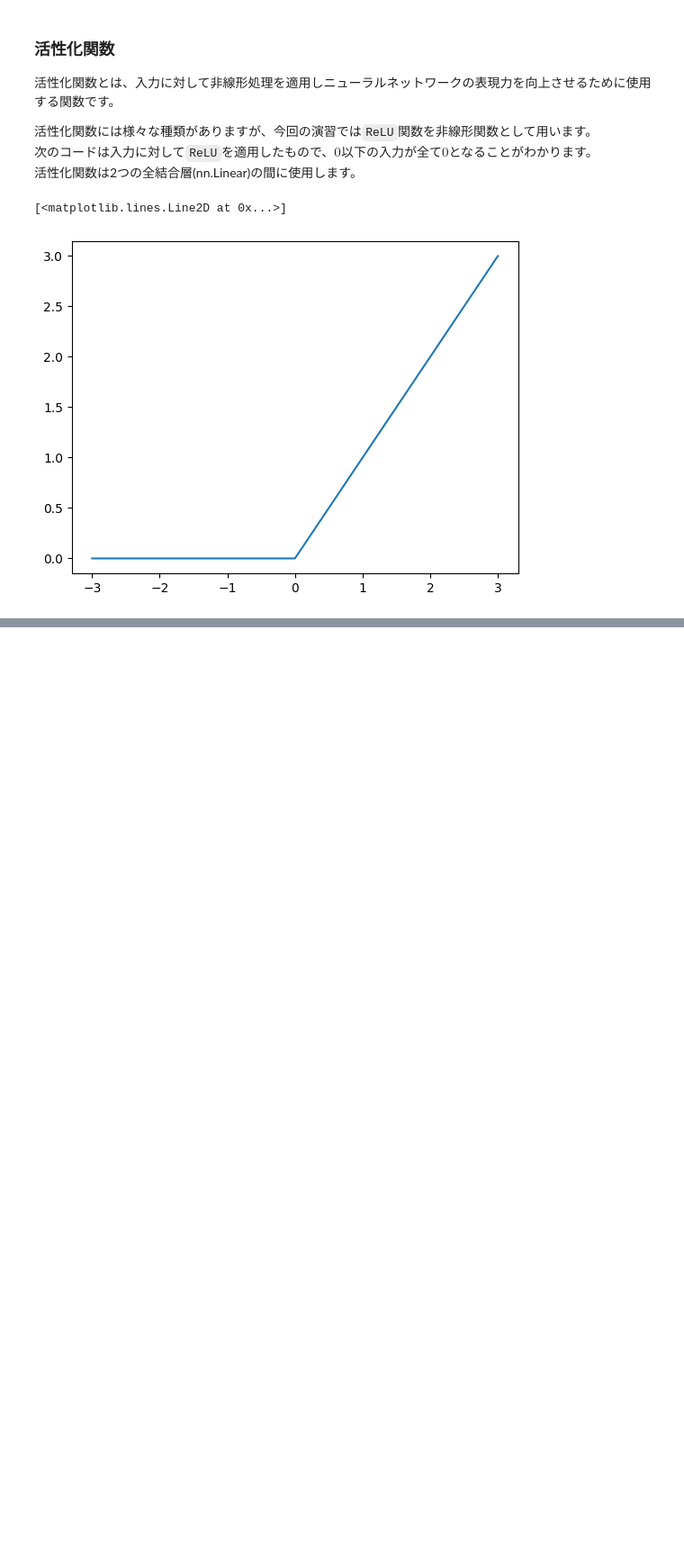
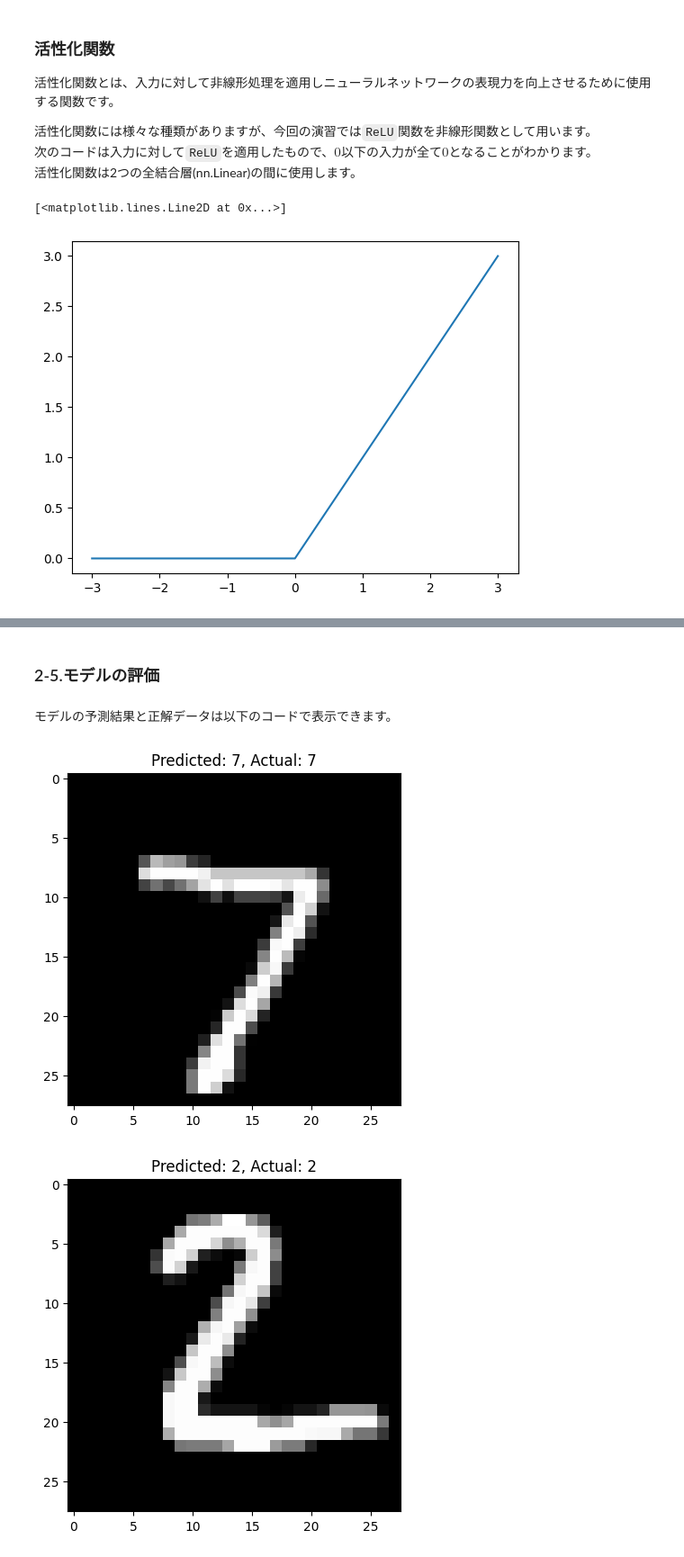
Before and after one commit to ArtIC-TITECH/b3-proj-2024, a Jupyter notebook: docs/class_01.ipynb, the cells around one changed output, grey strips where cells are left out. Shown: that part at 90% size. Drawn from its saved outputs; the diff is of its cells as text; code cells hidden in the pictures; blank space fills up the shorter version.

```diff
--- a/docs/class_01.ipynb
+++ b/docs/class_01.ipynb
@@ -651,0 +453,3 @@ inputs, labels = data[0].to(device), data[1].to(device)
+# %%
+criterion = nn.CrossEntropyLoss()
+optimizer = optim.SGD(model.parameters(), lr=0.001)
@@ -651,0 +461,23 @@ inputs, labels = data[0].to(device), data[1].to(device)
+# %%
+epochs = 5
+for epoch in range(epochs):
+    loss_sum = 0
+    for images, labels in train_loader:
+        # モデルの予測
+        outputs = model(images)
+
+        # 損失の計算
+        loss = criterion(outputs, labels)
+        loss_sum += loss.item()
+
+        # 勾配の初期化
+        optimizer.zero_grad()
+
+        # バックプロパゲーション
+        loss.backward()
+
+        # オプティマイザの更新
+        optimizer.step()
+
+    # 損失を表示
+    print(f'Epoch [{epoch+1}/{epochs}], Loss: {loss_sum/len(train_loader):.4f}')
@@ -651,0 +490,25 @@ inputs, labels = data[0].to(device), data[1].to(device)
+# %% [markdown]
+### 2-5.モデルの評価
+# %% [markdown]
+モデルの予測結果と正解データは以下のコードで表示できます。
+# %%
+model.eval() # 評価モード
+
+# 表示する数
+num_to_show = 3
+
+with torch.no_grad():
+    for images, labels in test_loader:
+        outputs = model(images)  # モデルの出力を取得
+        _, predicted = torch.max(outputs.data, 1)  # 予測を取得
+
+        # ここで最初の3つの画像を表示
+        for i in range(min(len(images), num_to_show)):
+            plt.imshow(images[i].squeeze(), cmap='gray')  # 画像を表示
+            plt.title(f'Predicted: {predicted[i].item()}, Actual: {labels[i].item()}')
+            plt.show()
+
+        break # ループの最初で終了
+# %% [output]
+[figure, added]
+[figure, added]
```
Also changed, not shown: parts of 48 cells of this notebook.
